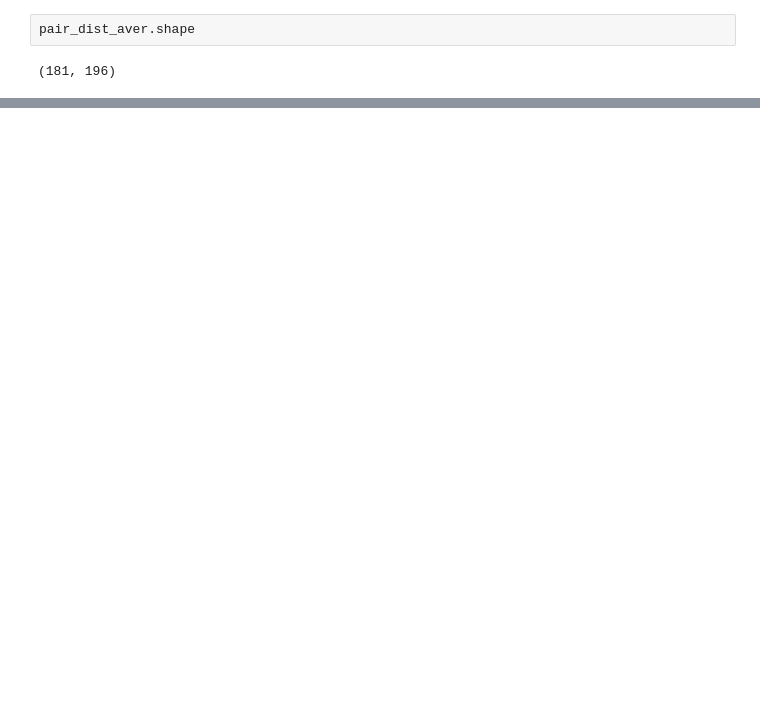
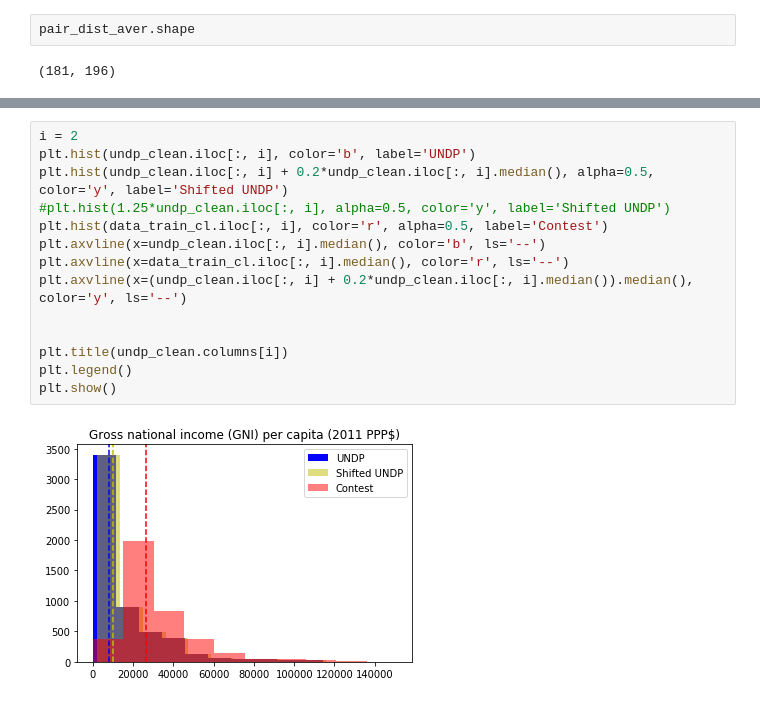
Before and after one commit to D1nay/prohack2020, a Jupyter notebook: Mapping countries to galaxies.ipynb, the cells around one changed output, grey strips where cells are left out. Drawn from its saved outputs; the diff is of its cells as text; blank space fills up the shorter version.

```diff
--- a/Mapping countries to galaxies.ipynb
+++ b/Mapping countries to galaxies.ipynb
@@ -553,0 +606,16 @@ data_train_cl.loc[(slice(None), 'Andromeda XVII'),]
+# %%
+i = 2
+plt.hist(undp_clean.iloc[:, i], color='b', label='UNDP')
+plt.hist(undp_clean.iloc[:, i] + 0.2*undp_clean.iloc[:, i].median(), alpha=0.5, color='y', label='Shifted UNDP')
+#plt.hist(1.25*undp_clean.iloc[:, i], alpha=0.5, color='y', label='Shifted UNDP')
+plt.hist(data_train_cl.iloc[:, i], color='r', alpha=0.5, label='Contest')
+plt.axvline(x=undp_clean.iloc[:, i].median(), color='b', ls='--')
+plt.axvline(x=data_train_cl.iloc[:, i].median(), color='r', ls='--')
+plt.axvline(x=(undp_clean.iloc[:, i] + 0.2*undp_clean.iloc[:, i].median()).median(), color='y', ls='--')
+
+
+plt.title(undp_clean.columns[i])
+plt.legend()
+plt.show()
+# %% [output]
+[figure, added]
```
Also changed, not shown: parts of 10 cells of this notebook.
